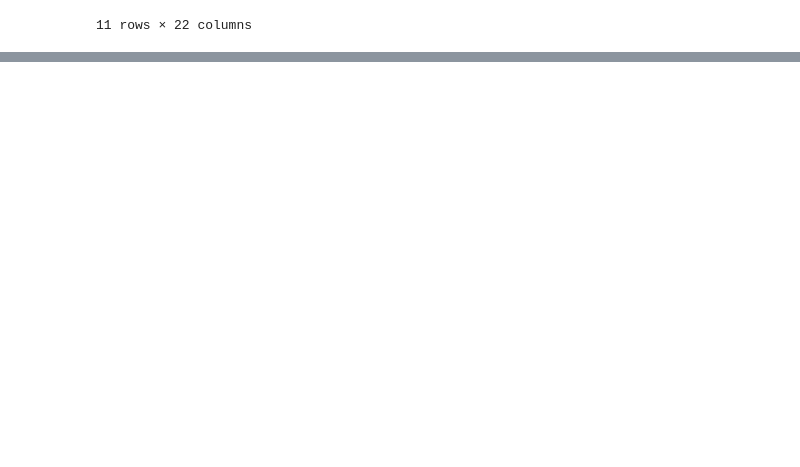
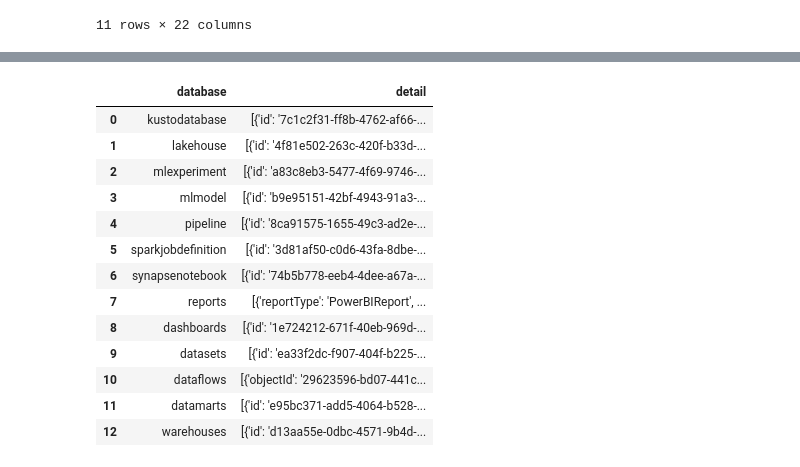
Before and after one commit to phanlehoang/datacustomvisual, a Jupyter notebook: warehouse/test.ipynb, the cells around one changed output, grey strips where cells are left out. Saved outputs shown, nothing was run; the diff lists cells and outputs as text; code cells hidden in the pictures; blank space fills up the shorter version.

```diff
--- a/warehouse/test.ipynb
+++ b/warehouse/test.ipynb
@@ -102,0 +70,4 @@ print(user_df)
+# %%
+# Đọc bảng workspaces từ file csv
+workspaces = pd.read_csv('workspaces.csv')
+workspaces
@@ -102,0 +119,4 @@ print(user_df)
+# %%
+# Chỉ lấy ra các trường 'kustodatabase', 'lakehouse','mlexperiment', 'mlmodel', 'pipeline', 'sparkjobdefinition','synapsenotebook', 'reports', 'dashboards', 'datasets', 'dataflows','datamarts', 'warehouses'
+workspaces = workspaces[['kustodatabase', 'lakehouse','mlexperiment', 'mlmodel', 'pipeline', 'sparkjobdefinition','synapsenotebook', 'reports', 'dashboards', 'datasets', 'dataflows','datamarts', 'warehouses']]
+workspaces
@@ -102,0 +153,8 @@ print(user_df)
+# %%
+import pandas as pd
+
+data = workspaces.iloc[0]
+
+# Tạo thành bảng từ dữ liệu trên
+df = pd.DataFrame(data)
+df
@@ -102,0 +193,22 @@ print(user_df)
+# %%
+# Tạo bảng với 2 cột thông tin, cột đầu tiên là tên database cột thứ 2 là chi tiết database đó từ dữ liệu df trên
+df = df.reset_index()
+df
+# Đôi tên cột thành 'databse' và 'detail'
+df.columns = ['database', 'detail']
+df
+# %% [output]
+|  | database | detail |
+| 0 | kustodatabase | [{'id': '7c1c2f31-ff8b-4762-af66-... |
+| 1 | lakehouse | [{'id': '4f81e502-263c-420f-b33d-... |
+| 2 | mlexperiment | [{'id': 'a83c8eb3-5477-4f69-9746-... |
+| 3 | mlmodel | [{'id': 'b9e95151-42bf-4943-91a3-... |
+| 4 | pipeline | [{'id': '8ca91575-1655-49c3-ad2e-... |
+| 5 | sparkjobdefinition | [{'id': '3d81af50-c0d6-43fa-8dbe-... |
+| 6 | synapsenotebook | [{'id': '74b5b778-eeb4-4dee-a67a-... |
+| 7 | reports | [{'reportType': 'PowerBIReport', ... |
+| 8 | dashboards | [{'id': '1e724212-671f-40eb-969d-... |
+| 9 | datasets | [{'id': 'ea33f2dc-f907-404f-b225-... |
+| 10 | dataflows | [{'objectId': '29623596-bd07-441c... |
+| 11 | datamarts | [{'id': 'e95bc371-add5-4064-b528-... |
+| 12 | warehouses | [{'id': 'd13aa55e-0dbc-4571-9b4d-... |
```
Also changed, not shown: parts of 14 cells of this notebook, 5 other files.
